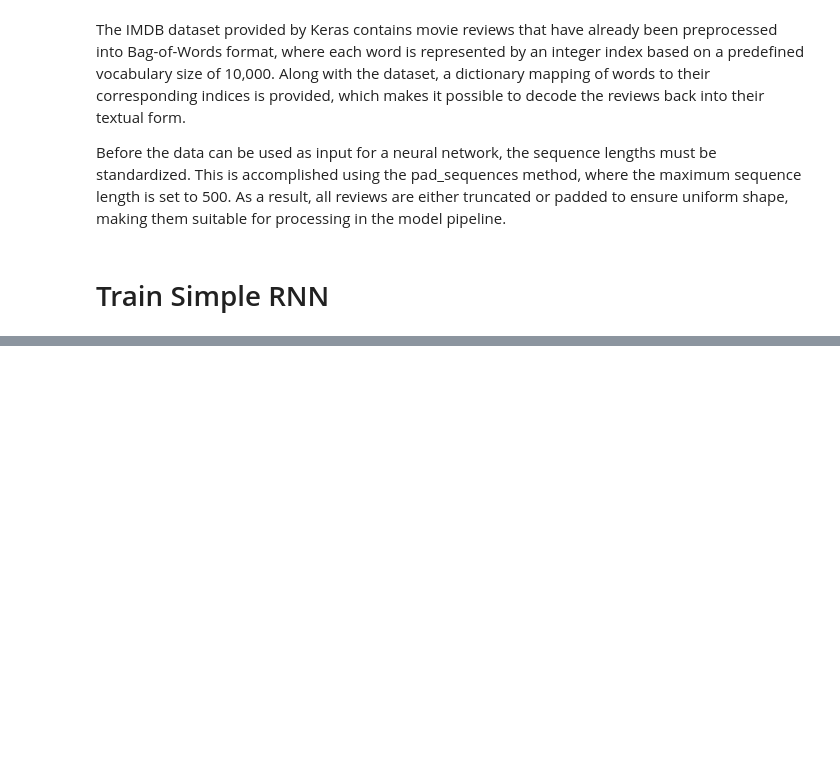
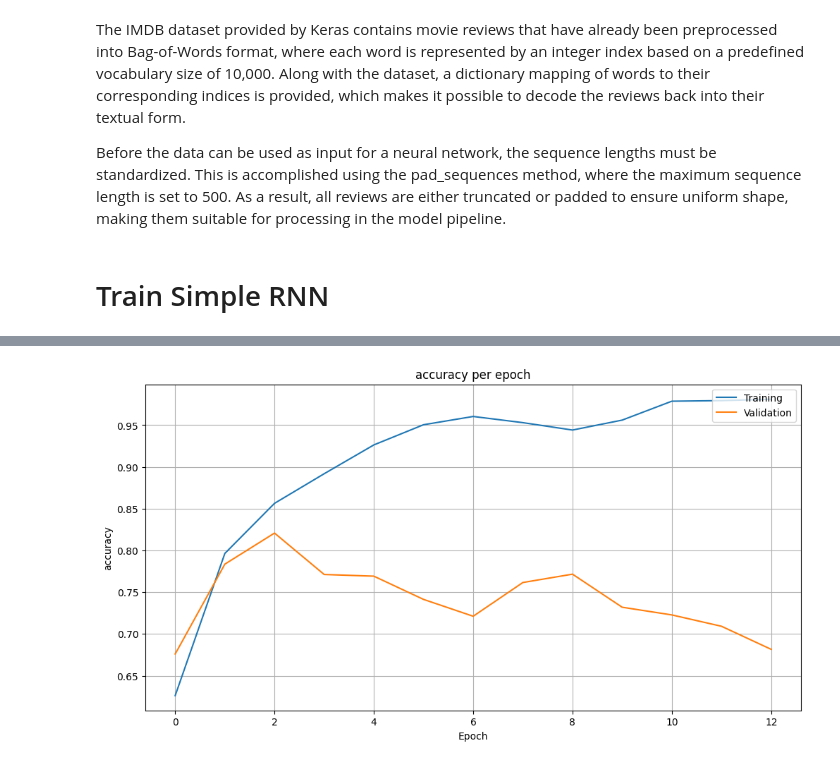
Before and after one commit to viniciusrondon/Simpler-RNN---Imdb-sentiment-class, a Jupyter notebook: simplernn.ipynb, the cells around one changed output, grey strips where cells are left out. Drawn from its saved outputs; the diff is of its cells as text; code cells hidden in the pictures; blank space fills up the shorter version.

```diff
--- a/simplernn.ipynb
+++ b/simplernn.ipynb
@@ -210,0 +237,8 @@ model.evaluate(X_test, y_test)
+# %%
+RNN_HE= Sequential()
+RNN_HE.add(Embedding(max_features, 128, input_length=max_length, input_shape=X_train.shape[1:]))
+RNN_HE.add(SimpleRNN(128, return_sequences=True,activation="relu", kernel_initializer=initializer_1))
+RNN_HE.add(SimpleRNN(128, return_sequences=False,activation="relu", kernel_initializer=initializer_1))
+RNN_HE.add(Dense(1, activation='sigmoid'))
+
+RNN_HE.summary()
@@ -210,0 +261,2 @@ model.evaluate(X_test, y_test)
+# %%
+early_stopping= EarlyStopping(monitor='val_loss', patience=10, restore_best_weights=True)
@@ -210,0 +266,14 @@ model.evaluate(X_test, y_test)
+# %%
+Optimizer= Adam(learning_rate=0.001)
+
+RNN_HE.compile(loss='binary_crossentropy',
+               optimizer=Optimizer,
+               metrics=['accuracy'])
+# %%
+
+history_RNN_HE= RNN_HE.fit(X_train, y_train,
+                           epochs=500,
+                           batch_size=256,
+                           validation_split=0.2,
+                           callbacks=[early_stopping],
+                           verbose=1)
@@ -210,0 +298,12 @@ model.evaluate(X_test, y_test)
+# %%
+plt.figure(figsize=(12, 6))
+plt.plot(history_RNN_HE.history['accuracy'])
+plt.plot(history_RNN_HE.history['val_accuracy'])
+plt.title('accuracy per epoch')
+plt.ylabel('accuracy')
+plt.xlabel('Epoch')
+plt.legend(['Training', 'Validation'], loc='upper right')
+plt.grid()
+plt.show()
+# %% [output]
+[figure, added]
```
Also changed, not shown: parts of 85 cells of this notebook, 7 other files.
